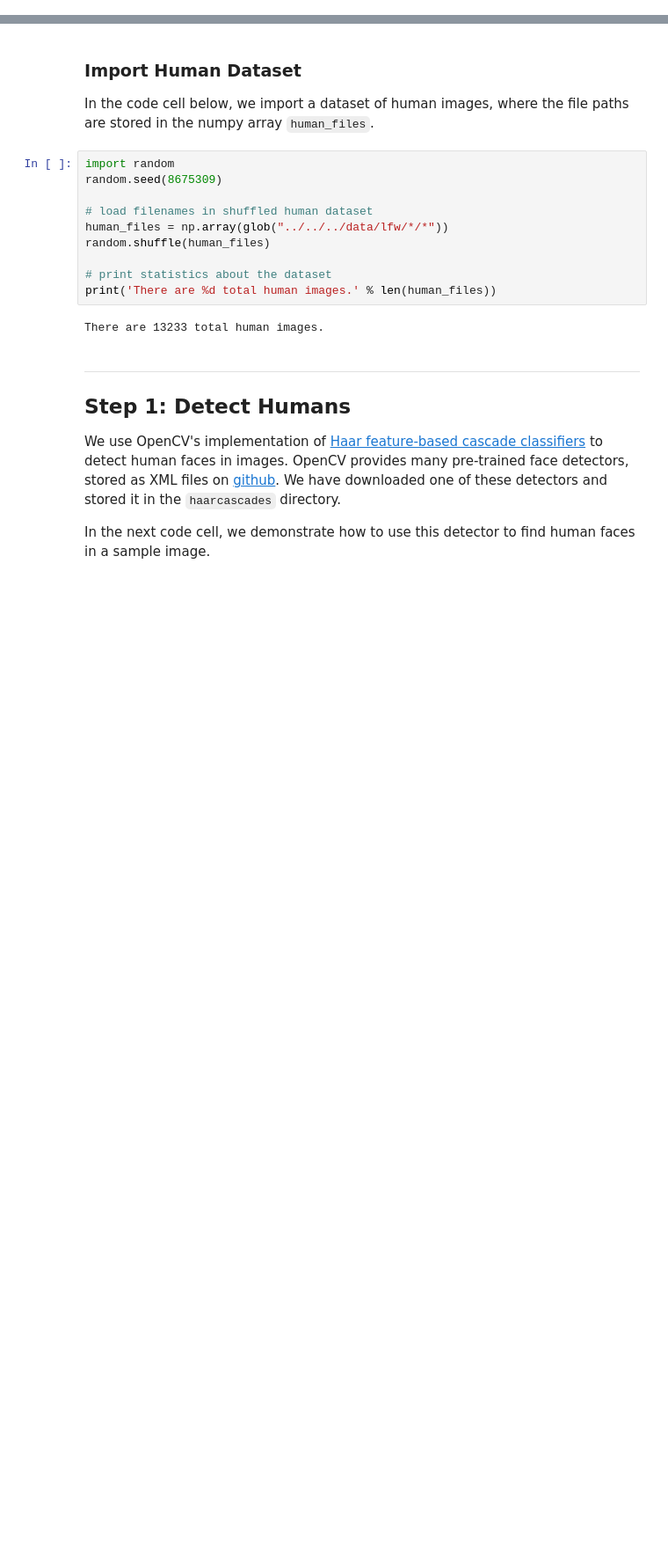
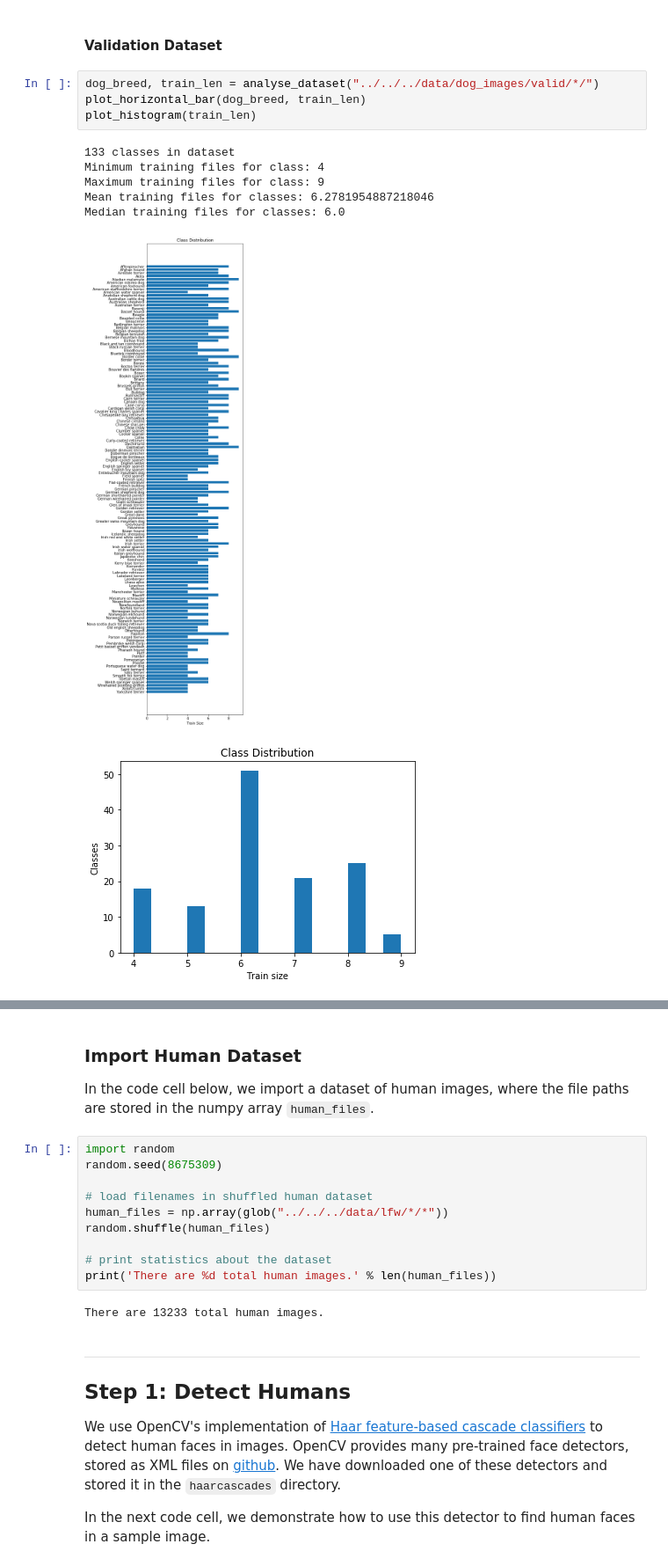
Before and after one commit to ddh4/dog-breed-classifier-app, a Jupyter notebook: jupyter_notebook/dog_app.ipynb, the cells around one changed output, grey strips where cells are left out. Shown at 88% size. Drawn from its saved outputs; the diff is of its cells as text; blank space fills up the shorter version.

```diff
--- a/jupyter_notebook/dog_app.ipynb
+++ b/jupyter_notebook/dog_app.ipynb
@@ -93,0 +152,14 @@ There are 836 test dog images.
+# %% [markdown]
+#### Validation Dataset
+# %%
+dog_breed, train_len = analyse_dataset("../../../data/dog_images/valid/*/")
+plot_horizontal_bar(dog_breed, train_len)
+plot_histogram(train_len)
+# %% [output]
+133 classes in dataset
+Minimum training files for class: 4
+Maximum training files for class: 9
+Mean training files for classes: 6.2781954887218046
+Median training files for classes: 6.0
+[figure, added]
+[figure, added]
```
Also changed, not shown: parts of 20 cells of this notebook.
